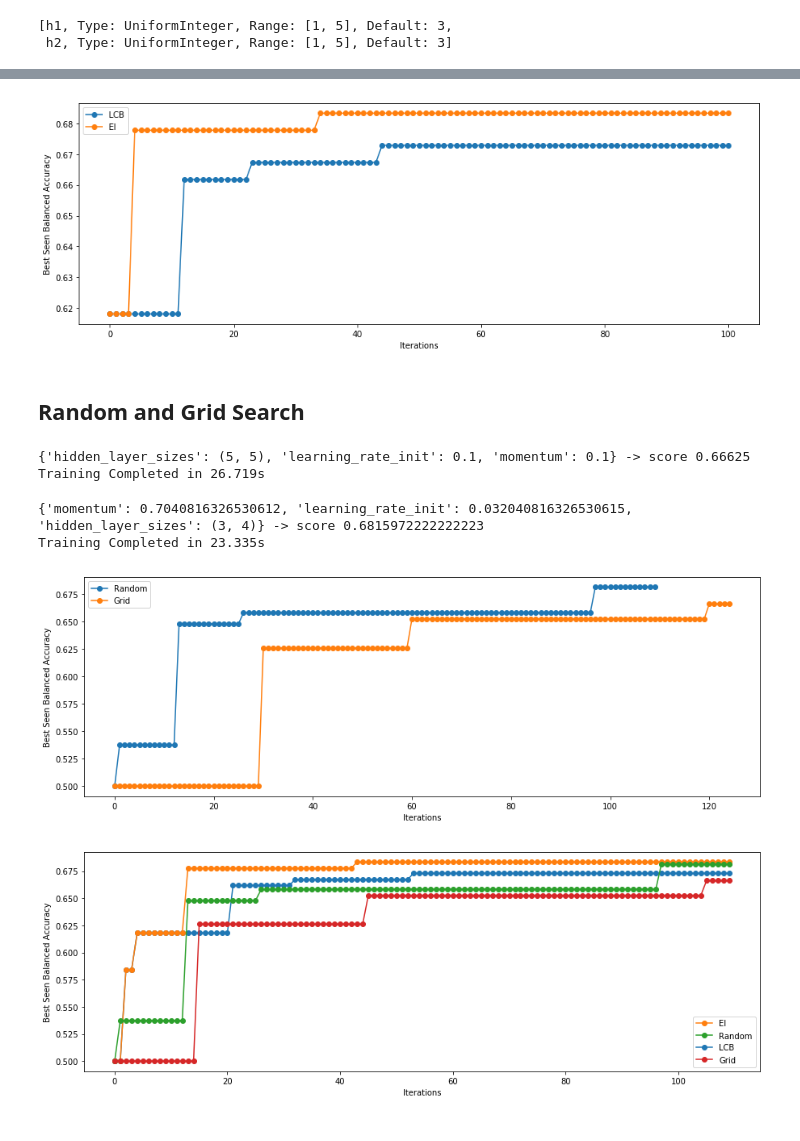
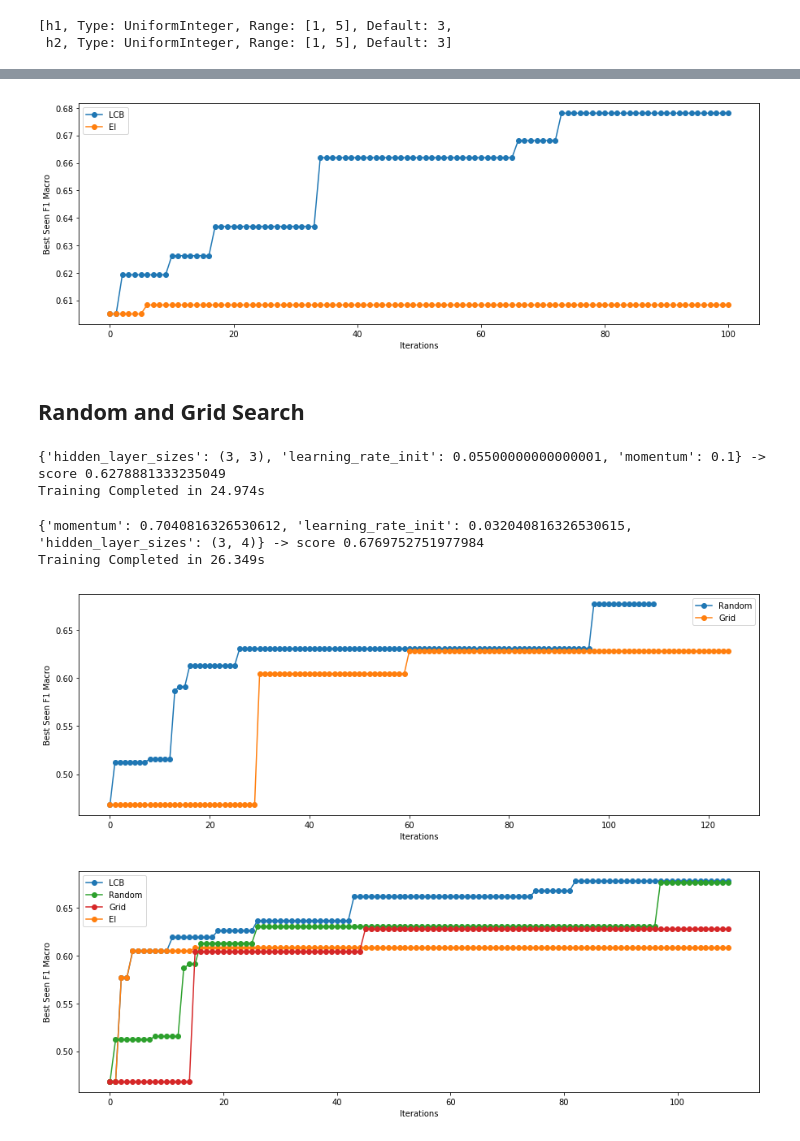
Before and after one commit to pkasela/SecondYear-Assignments, a Jupyter notebook: AML/Assignment5/Assignment5.ipynb, the cells around one changed output, grey strips where cells are left out. Saved outputs shown, nothing was run; the diff lists cells and outputs as text; code cells hidden in the pictures.

```diff
--- a/AML/Assignment5/Assignment5.ipynb
+++ b/AML/Assignment5/Assignment5.ipynb
@@ -11,8 +11,8 @@ from typing import  List, Union, Type, Callable
 %matplotlib inline
 
 BIG_SEED = 132 #random seed for later
-score_metric = 'balanced_accuracy'
-label_metric = 'Balanced Accuracy'
+score_metric = 'f1_macro'
+label_metric = 'F1 Macro'
 # %%
 df = pd.read_csv('data.csv')
 # %%
@@ -471,7 +463,7 @@ plt.ylabel('Best Seen '+label_metric)
 plt.xlabel('Iterations')
 plt.show()
 # %% [output]
-[figure, old version]
+[figure, new version]
 # %% [markdown]
 ## Random and Grid Search
 # %%
@@ -491,8 +483,8 @@ MLP_GS = MLP_GS.fit(X, y)
 print(MLP_GS.best_params_, "-> score", MLP_GS.best_score_)
 print("Training Completed in %0.3fs" % (time() - t_0))
 # %% [output]
-{'hidden_layer_sizes': (5, 5), 'learning_rate_init': 0.1, 'momentum': 0.1} -> score 0.66625
-Training Completed in 26.719s
+{'hidden_layer_sizes': (3, 3), 'learning_rate_init': 0.05500000000000001, 'momentum': 0.1} -> score 0.6278881333235049
+Training Completed in 24.974s
 # %%
 hidden =[(i, j) for i in range(1,6) for j in range(1,6)]
 
@@ -513,8 +505,8 @@ MLP_RS = MLP_RS.fit(X, y)
 print(MLP_RS.best_params_, "-> score", MLP_RS.best_score_)
 print("Training Completed in %0.3fs" % (time() - t_0))
 # %% [output]
-{'momentum': 0.7040816326530612, 'learning_rate_init': 0.032040816326530615, 'hidden_layer_sizes': (3, 4)} -> score 0.6815972222222223
-Training Completed in 23.335s
+{'momentum': 0.7040816326530612, 'learning_rate_init': 0.032040816326530615, 'hidden_layer_sizes': (3, 4)} -> score 0.6769752751977984
+Training Completed in 26.349s
 # %%
 plt.figure(figsize=(15,5))
 plt.plot(np.maximum.accumulate(MLP_RS.cv_results_['mean_test_score']), 'o-')
@@ -524,17 +516,17 @@ plt.ylabel('Best Seen '+label_metric)
 plt.xlabel('Iterations')
 plt.show()
 # %% [output]
-[figure, old version]
+[figure, new version]
 # %%
 plt.figure(figsize=(15,5))
 lcb, = plt.plot(1-np.minimum.accumulate(smac_rf_LCB.get_X_y()[1]), 'o-', label='LCB')
 ei, = plt.plot(1-np.minimum.accumulate(smac_rf_EI.get_X_y()[1]), 'o-', label='EI')
 rs, = plt.plot(np.maximum.accumulate(MLP_RS.cv_results_['mean_test_score']), 'o-', label='Random')
 gs, = plt.plot(np.maximum.accumulate(MLP_GS.cv_results_['mean_test_score'])[15:], 'o-', label='Grid')
 
-plt.legend([ei,rs,lcb,gs], ['EI','Random','LCB','Grid'],loc=4)
+plt.legend([lcb,rs,gs,ei], ['LCB','Random','Grid','EI'])
 plt.ylabel('Best Seen '+label_metric)
 plt.xlabel('Iterations')
 plt.show()
 # %% [output]
-[figure, old version]
+[figure, new version]
```
Also changed, not shown: parts of 12 cells of this notebook, 4 other files.
